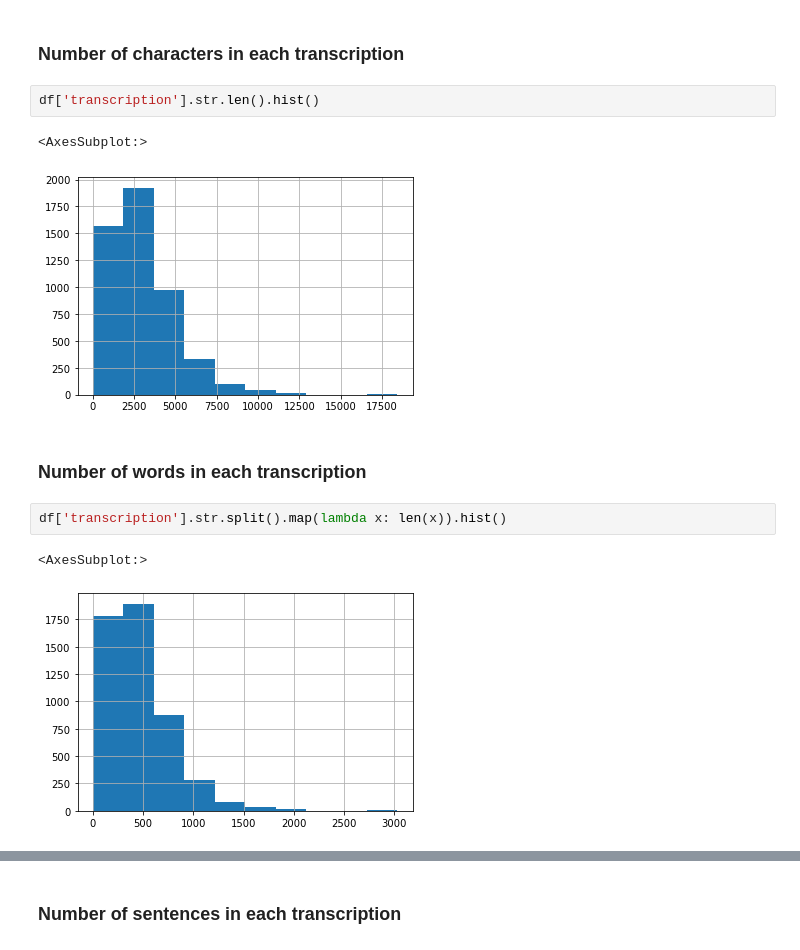
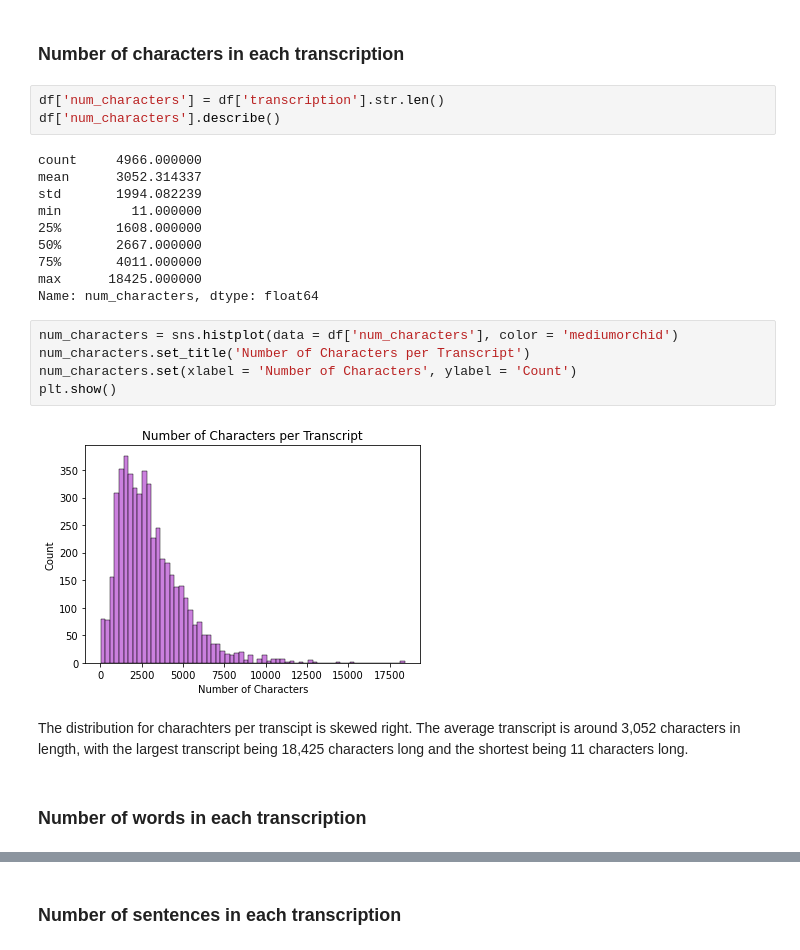
Before and after one commit to freyakuhlman/MedicalTranscriptionClassification, a Jupyter notebook: medical_transcription_data_analysis.ipynb, the cells around one changed output, grey strips where cells are left out. Cells and saved outputs as stored; diff of their text form.

```diff
--- a/medical_transcription_data_analysis.ipynb
+++ b/medical_transcription_data_analysis.ipynb
@@ -104,14 +105,26 @@ df.describe()
 # %% [markdown]
 ### Number of characters in each transcription
 # %%
-df['transcription'].str.len().hist()
+df['num_characters'] = df['transcription'].str.len()
+df['num_characters'].describe()
 # %% [output]
-<AxesSubplot:>
+count     4966.000000
+mean      3052.314337
+std       1994.082239
+min         11.000000
+25%       1608.000000
+50%       2667.000000
+75%       4011.000000
+max      18425.000000
+Name: num_characters, dtype: float64
-[figure, removed]
+# %%
+num_characters = sns.histplot(data = df['num_characters'], color = 'mediumorchid')
+num_characters.set_title('Number of Characters per Transcript')
+num_characters.set(xlabel = 'Number of Characters', ylabel = 'Count')
+plt.show()
+# %% [output]
+[figure, added]
+# %% [markdown]
+The distribution for charachters per transcipt is skewed right. The average transcript is around 3,052 characters in length, with the largest transcript being 18,425 characters long and the shortest being 11 characters long.
 # %% [markdown]
 ### Number of words in each transcription
-# %%
-df['transcription'].str.split().map(lambda x: len(x)).hist()
-# %% [output]
-<AxesSubplot:>
-[figure, removed]
```
Also changed, not shown: parts of 9 cells of this notebook.
